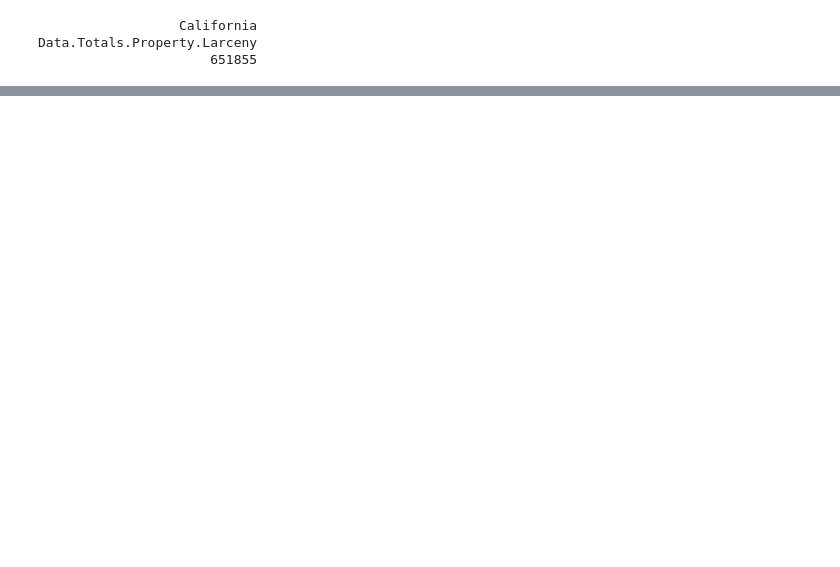
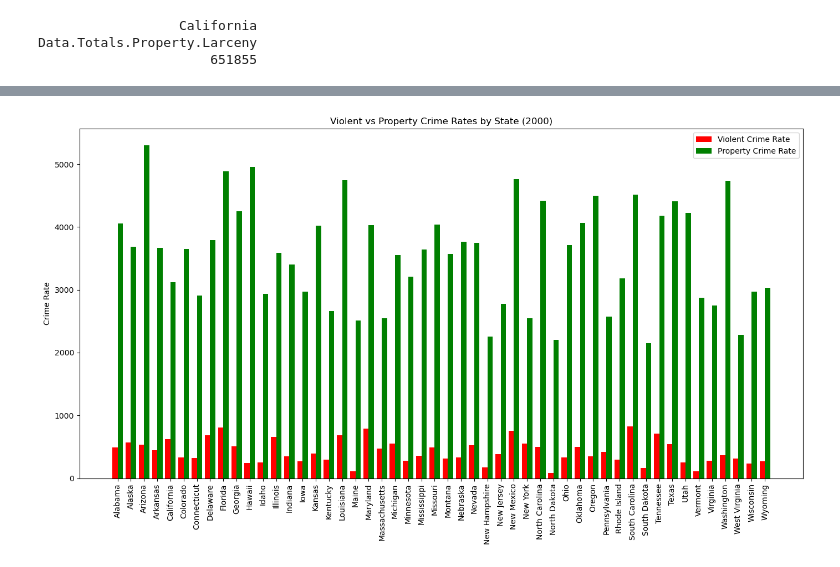
Before and after one commit to dfolland51020/cs130-project, a Jupyter notebook: analysis.ipynb, the cells around one changed output, grey strips where cells are left out. Saved outputs shown, nothing was run; the diff lists cells and outputs as text; code cells hidden in the pictures; blank space fills up the shorter version.

```diff
--- a/analysis.ipynb
+++ b/analysis.ipynb
@@ -167,0 +191,43 @@ Data.Totals.Property.Larceny
+# %%
+import pandas as pd
+import matplotlib.pyplot as plt
+import numpy as np
+
+# Load data
+state_crime = pd.read_csv('state_crime.csv')
+
+# Filter for year 2000
+state_crime_2000 = state_crime[state_crime['Year'] == 2000].copy()
+
+# Remove undesired areas
+excluded_areas = ['United States', 'District of Columbia']
+state_crime_2000 = state_crime_2000[~state_crime_2000['State'].isin(excluded_areas)]
+
+# Select only the columns needed
+columns_graph1 = ['State', 'Data.Rates.Violent.All', 'Data.Rates.Property.All']
+plot_data = state_crime_2000[columns_graph1].set_index('State')
+
+# Create bar graph
+plt.figure(figsize=(14, 8))
+
+# Create side-by-side bars
+x = np.arange(len(plot_data))  # positions for states
+width = 0.4                     # bar width
+
+plt.bar(x - width/2, plot_data['Data.Rates.Violent.All'],
+        width, label='Violent Crime Rate', color='red')
+plt.bar(x + width/2, plot_data['Data.Rates.Property.All'],
+        width, label='Property Crime Rate', color = 'green')
+
+# Labeling
+plt.xticks(x, plot_data.index, rotation=90)
+plt.ylabel('Crime Rate')
+plt.title('Violent vs Property Crime Rates by State (2000)')
+plt.legend()
+
+plt.tight_layout()
+plt.show()
+
+#I googled how to do this one as I thought it would look cool but this graph doesn't count because I googled it
+# %% [output]
+[figure, added]
```
Also changed, not shown: parts of 5 cells of this notebook.
